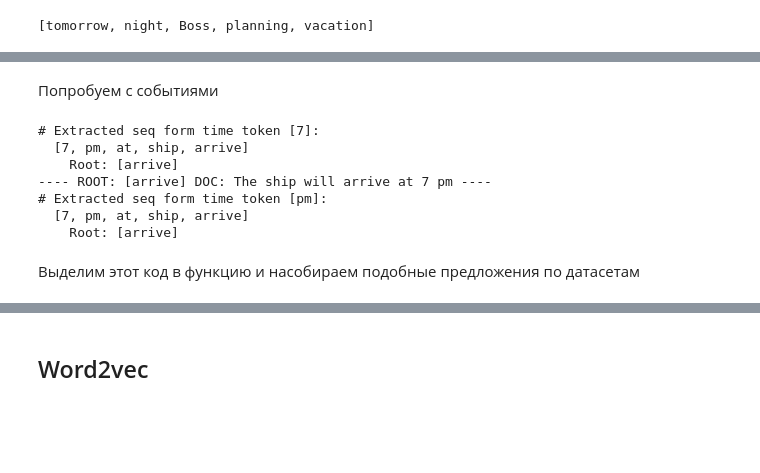
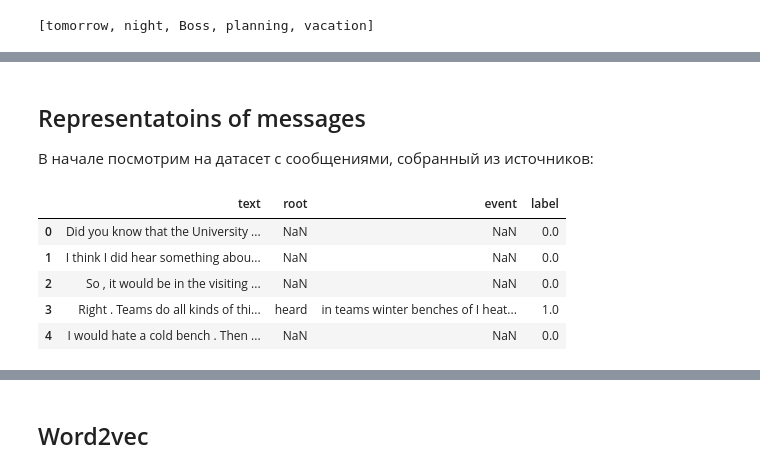
Before and after one commit to geniusserg/PlanningLooker, a Jupyter notebook: notebooks/NLP.ipynb, the cells around one changed output, grey strips where cells are left out. Drawn from its saved outputs; the diff is of its cells as text; code cells hidden in the pictures; blank space fills up the shorter version.

```diff
--- a/notebooks/NLP.ipynb
+++ b/notebooks/NLP.ipynb
@@ -1,13 +1,19 @@
 # %%
 import pandas as pd
-import json
+import re
+import os
 import nltk
 import spacy
+import string
+import matplotlib.pyplot as plt
 from nltk import word_tokenize
 from spacy import displacy
+from sklearn.feature_extraction.text import CountVectorizer, TfidfTransformer
+
 nlp = spacy.load("en_core_web_sm")
 nltk.download('universal_tagset')
-pd.set_option("display.max_rows", None)
+nltk.download("stopwords")
+from nltk.corpus import stopwords
 # %% [output]
 [nltk_data] Downloading package universal_tagset to
 [nltk_data]     /home/codespace/nltk_data...
@@ -117,44 +87,23 @@ KeyError: 'nights'
-# %% [markdown]
-Попробуем с событиями
-# %%
-test_sents = ["The ship will arrive at 7 pm"]
-roots_collection = {}
-for sent in test_sents:
-    tags = []
-    doc = nlp(sent)
-    for token in doc:
-        tags.append({"text": token.text, "lemma": token.lemma_, "entity": token.ent_type_, "pos_tag": token.pos_,"tag": token.tag_,"dep_type": token.dep_,"head": token.head})
-    postok = {str(i): list(doc).index(i) for i in doc}
-
-    for i in range(len(tags)):
-        tok = None
-        if (tags[i]["entity"] in ["DATE", "TIME"]):
-            tok = doc[i]
-        else:
-            continue
-        tok_seq = []
-        token_head = tok
-        while True:
-            filtered_tok_seq = [] # filter extra dependencies of root word
-            head_tok_seq = [*[i for i in token_head.lefts if i not in tok_seq], token_head, *[i for i in token_head.rights if i not in tok_seq]]
-            for j in range(len(head_tok_seq)):
-                if (head_tok_seq[j].dep_ in ["dobj", "nsubj", "nummod", "ROOT", "neg"]) or (head_tok_seq[j] is token_head):
-                    filtered_tok_seq.append(head_tok_seq[j])
-            tok_seq.extend(filtered_tok_seq)
-            if (token_head.dep_ == "ROOT"):
-                break
-            token_head = token_head.head
-        print(f"# Extracted seq form time token [{tok}]: \n  {tok_seq} \n    Root: [{token_head}]")
-        if (token_head not in roots_collection):
-            roots_collection[token_head] = doc
-            print(f"---- ROOT: [{token_head}] DOC: {doc} ----")
-# %% [output]
-# Extracted seq form time token [7]:
-  [7, pm, at, ship, arrive]
-    Root: [arrive]
----- ROOT: [arrive] DOC: The ship will arrive at 7 pm ----
-# Extracted seq form time token [pm]:
-  [7, pm, at, ship, arrive]
-    Root: [arrive]
-# %% [markdown]
-Выделим этот код в функцию и насобираем подобные предложения по датасетам
+# %% [markdown]
+## Representatoins of messages
+ В начале посмотрим на датасет с сообщениями, собранный из источников:
+# %%
+df = pd.DataFrame()
+if (not os.path.exists("../processed_data/data.csv")):
+    df = pd.DataFrame()
+    for frame in os.listdir("../processed_data"):
+        df_temp = pd.read_csv(f"../processed_data/{frame}", index_col=0)
+        df = pd.concat([df, df_temp])
+        del df_temp
+    df = df.iloc[:, :-1]
+    df.to_csv("../processed_data/data.csv")
+else:
+    df = pd.read_csv("../processed_data/data.csv", index_col=0)
+df.head()
+# %% [output]
+|  | text | root | event | label |
+| 0 | Did you know that the University ... | NaN | NaN | 0.0 |
+| 1 | I think I did hear something abou... | NaN | NaN | 0.0 |
+| 2 | So , it would be in the visiting ... | NaN | NaN | 0.0 |
+| 3 | Right . Teams do all kinds of thi... | heard | in teams winter benches of I heat... | 1.0 |
+| 4 | I would hate a cold bench . Then ... | NaN | NaN | 0.0 |
```
Also changed, not shown: parts of 25 cells of this notebook, 1 other file.
